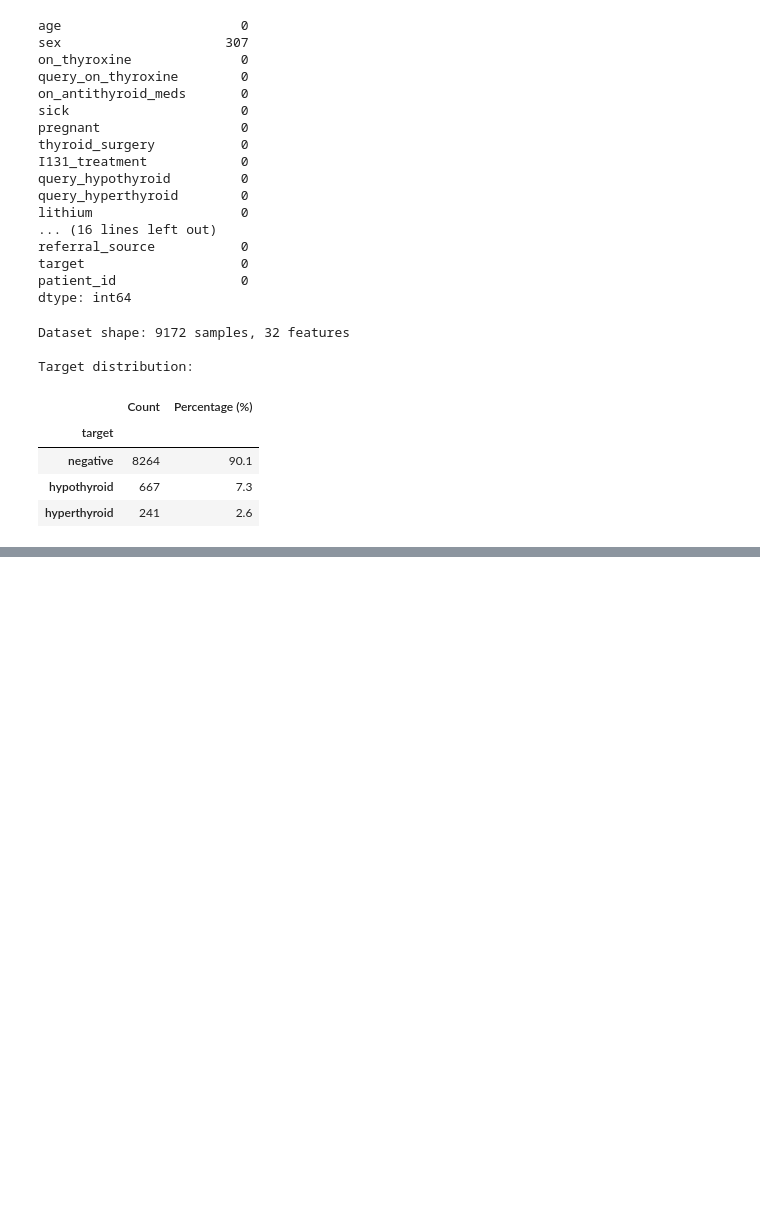
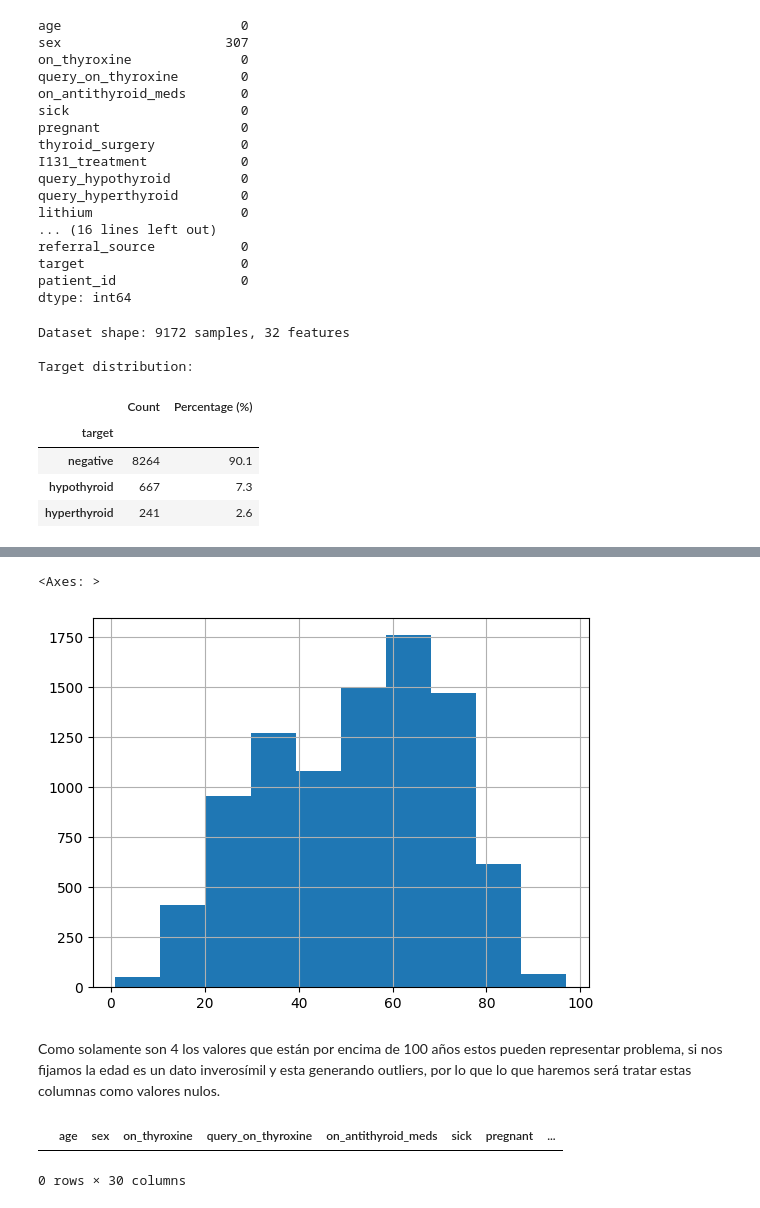
Before and after one commit to SergioReigosa/ia25-master-main, a Jupyter notebook: sergio_ejercicios/tiroides/tiroides_red_sergio.ipynb, the cells around one changed output, grey strips where cells are left out. Cells and saved outputs as stored; diff of their text form; code cells hidden in the pictures; blank space fills up the shorter version.

```diff
--- a/sergio_ejercicios/tiroides/tiroides_red_sergio.ipynb
+++ b/sergio_ejercicios/tiroides/tiroides_red_sergio.ipynb
@@ -98,0 +119,13 @@ Target distribution:
+# %%
+data_tiroides[data_tiroides['age'] < 100]['age'].hist()
+# %% [output]
+<Axes: >
+[figure, added]
+# %% [markdown]
+Como solamente son 4 los valores que están por encima de 100 años estos pueden representar problema, si nos fijamos la edad es un dato inverosímil y esta generando outliers, por lo que lo que haremos será tratar estas columnas como valores nulos.
+# %%
+data_tiroides.loc[data_tiroides['age'] > 100, 'age'] = np.nan
+data_tiroides[data_tiroides['age'] > 100]
+# %% [output]
+|  | age | sex | on_thyroxine | query_on_thyroxine | on_antithyroid_meds | sick | pregnant | ... |
+0 rows × 30 columns
```
Also changed, not shown: parts of 41 cells of this notebook, 1 other file.
